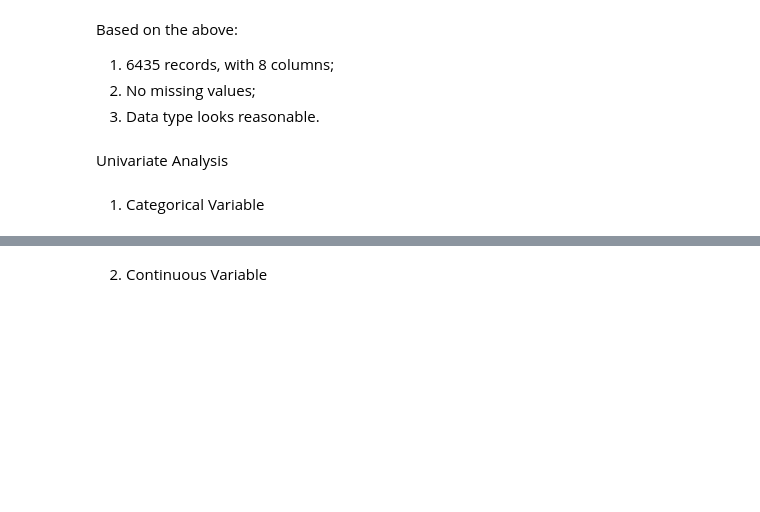
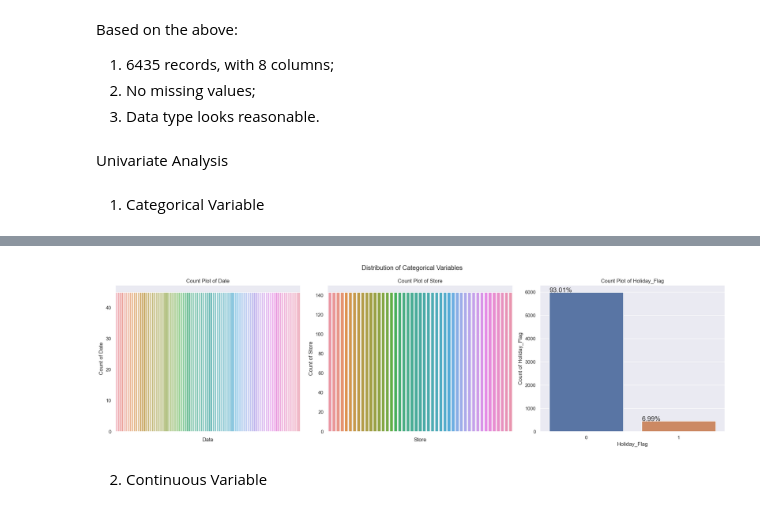
Before and after one commit to xinxiewu/wmt_sales_pred, a Jupyter notebook: src/__main__.ipynb, the cells around one changed output, grey strips where cells are left out. Cells and saved outputs as stored; diff of their text form; code cells hidden in the pictures; blank space fills up the shorter version.

```diff
--- a/src/__main__.ipynb
+++ b/src/__main__.ipynb
@@ -61,3 +61,7 @@ Based on the above:
 Univariate Analysis
 # %% [markdown]
 1. Categorical Variable
+# %%
+res_catex_vars = vars_dist(df=df, catex=True, ft_catex=FEATURE_CAT, subplots=[1,3], figsize=(20,6), output=True, fname='categorical_vars_dist.png', fpath='../doc')
+res_catex_vars
+# %% [output]
@@ -64,2 +72,3 @@ Univariate Analysis
+[figure, added]
 # %% [markdown]
 2. Continuous Variable
```
Also changed, not shown: parts of 2 cells of this notebook, 2 other files.
